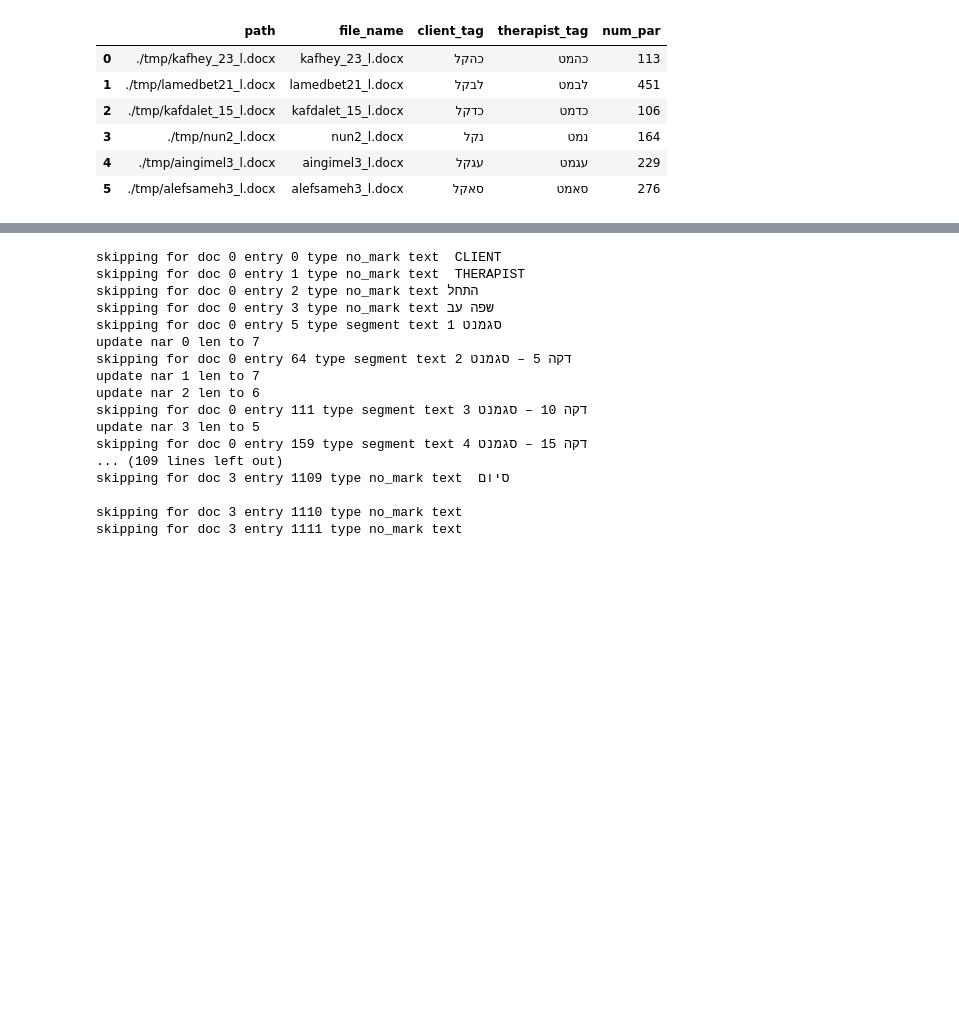
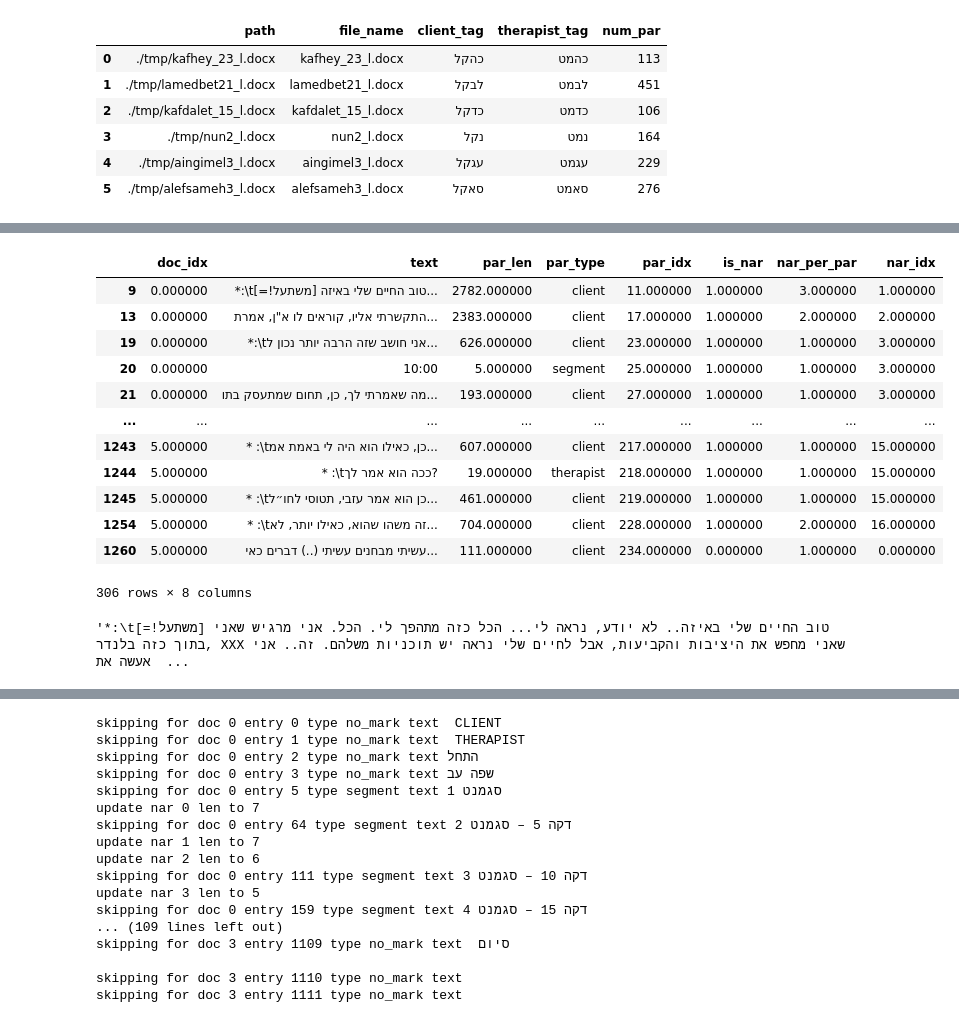
Before and after one commit to Sofy34/personal_strudy, a Jupyter notebook: thesis/01_initial_file.ipynb, the cells around one changed output, grey strips where cells are left out. Saved outputs shown, nothing was run; the diff lists cells and outputs as text; code cells hidden in the pictures; blank space fills up the shorter version.

```diff
--- a/thesis/01_initial_file.ipynb
+++ b/thesis/01_initial_file.ipynb
@@ -83,3 +84,23 @@ doc_utils.plane_par_db
+# %%
+doc_utils.plane_par_db.query("nar_per_par >=1")
+# %% [output]
+|  | doc_idx | text | par_len | par_type | par_idx | is_nar | nar_per_par | nar_idx |
+| 9 | 0.000000 | *:\t[=!משתעל] טוב החיים שלי באיזה... | 2782.000000 | client | 11.000000 | 1.000000 | 3.000000 | 1.000000 |
+| 13 | 0.000000 | התקשרתי אליו, קוראים לו א"ן, אמרת... | 2383.000000 | client | 17.000000 | 1.000000 | 2.000000 | 2.000000 |
+| 19 | 0.000000 | *:\tאני חושב שזה הרבה יותר נכון ל... | 626.000000 | client | 23.000000 | 1.000000 | 1.000000 | 3.000000 |
+| 20 | 0.000000 | 10:00 | 5.000000 | segment | 25.000000 | 1.000000 | 1.000000 | 3.000000 |
+| 21 | 0.000000 | מה שאמרתי לך, כן, תחום שמתעסק בתו... | 193.000000 | client | 27.000000 | 1.000000 | 1.000000 | 3.000000 |
+| ... | ... | ... | ... | ... | ... | ... | ... | ... |
+| 1243 | 5.000000 | * :\tכן, כאילו הוא היה לי באמת אמ... | 607.000000 | client | 217.000000 | 1.000000 | 1.000000 | 15.000000 |
+| 1244 | 5.000000 | * :\tככה הוא אמר לך? | 19.000000 | therapist | 218.000000 | 1.000000 | 1.000000 | 15.000000 |
+| 1245 | 5.000000 | * :\tכן הוא אמר עזבי, תטוסי לחו״ל... | 461.000000 | client | 219.000000 | 1.000000 | 1.000000 | 15.000000 |
+| 1254 | 5.000000 | * :\tזה משהו שהוא, כאילו יותר, לא... | 704.000000 | client | 228.000000 | 1.000000 | 2.000000 | 16.000000 |
+| 1260 | 5.000000 | עשיתי מבחנים עשיתי (..) דברים כאי... | 111.000000 | client | 234.000000 | 0.000000 | 1.000000 | 0.000000 |
+306 rows × 8 columns
+# %%
+doc_utils.plane_par_db.loc[9,'text']
+# %% [output]
+'*:\t[=!משתעל] טוב החיים שלי באיזה.. לא יודע, נראה לי... הכל כזה מתהפך לי. הכל. אני מרגיש שאני בתוך כזה בלנדר, XXX שאני מחפש את היציבות והקביעות, אבל לחיים שלי נראה יש תוכניות משלהם. זה.. אני אעשה את  ...
 # %%
 doc_utils.plane_par_db.query("is_nar==1 and doc_idx == 0 and nar_idx == 7")#['text'].tolist()
 # %% [output]
```
Also changed, not shown: parts of 6 cells of this notebook, 1 other file.
